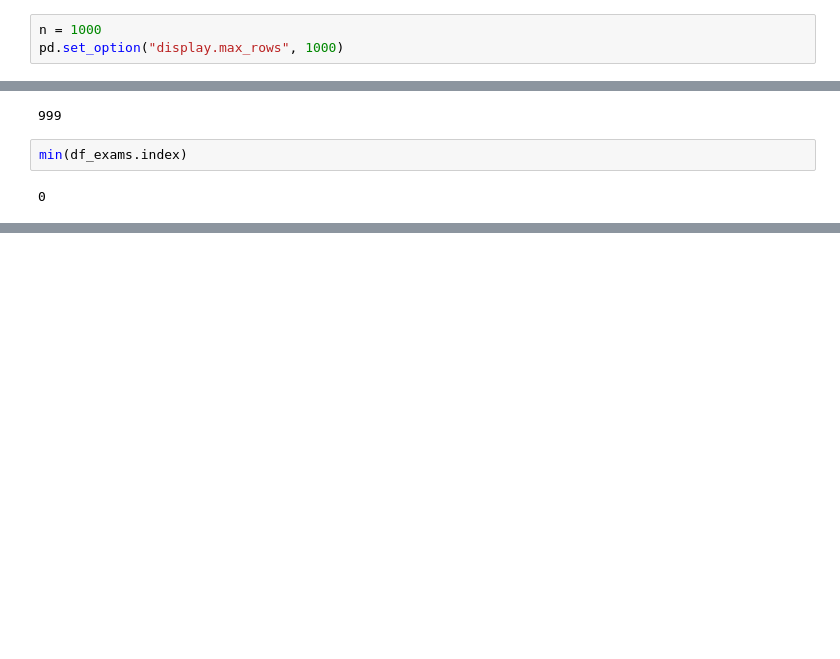
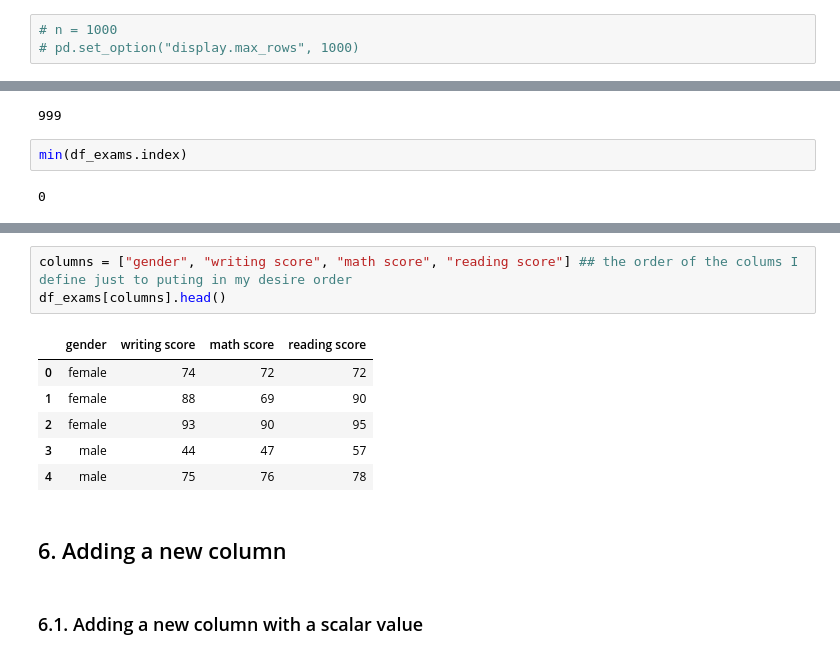
Before and after one commit to bruno-lima98/freeCodeCamp-course-ds, a Jupyter notebook: pandas_review.ipynb, the cells around one changed output, grey strips where cells are left out. Saved outputs shown, nothing was run; the diff lists cells and outputs as text; blank space fills up the shorter version.

```diff
--- a/pandas_review.ipynb
+++ b/pandas_review.ipynb
@@ -92,8 +92,8 @@ df_exams.shape
 # %% [output]
 (1000, 8)
 # %%
-n = 1000
-pd.set_option("display.max_rows", 1000)
+# n = 1000
+# pd.set_option("display.max_rows", 1000)
 # %% [markdown]
 ## 2. Methods
 # %%
@@ -165,0 +263,14 @@ min(df_exams.index)
+# %%
+columns = ["gender", "writing score", "math score", "reading score"] ## the order of the colums I define just to puting in my desire order
+df_exams[columns].head()
+# %% [output]
+|  | gender | writing score | math score | reading score |
+| 0 | female | 74 | 72 | 72 |
+| 1 | female | 88 | 69 | 90 |
+| 2 | female | 93 | 90 | 95 |
+| 3 | male | 44 | 47 | 57 |
+| 4 | male | 75 | 76 | 78 |
+# %% [markdown]
+## 6. Adding a new column
+# %% [markdown]
+### 6.1. Adding a new column with a scalar value
```
Also changed, not shown: parts of 34 cells of this notebook.
